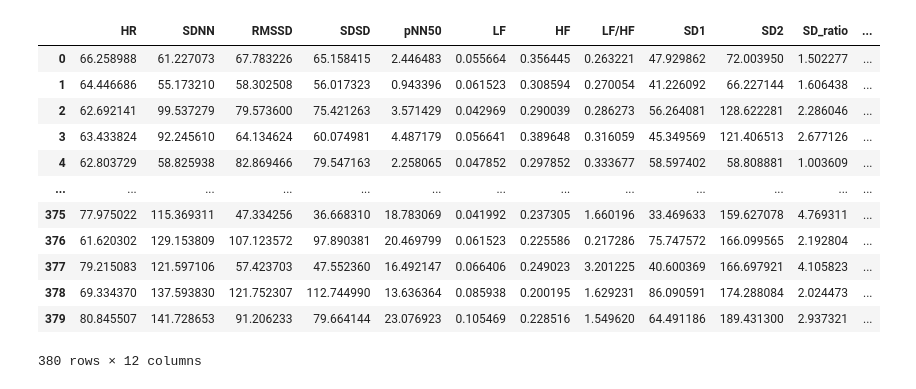
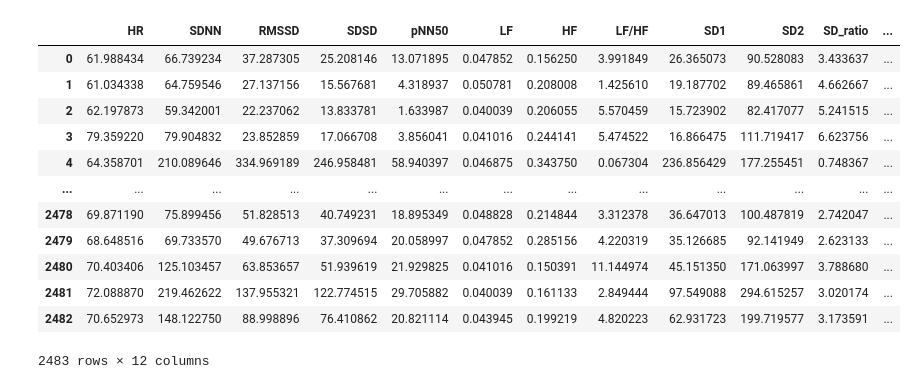
Before and after one commit to LittleBabyIcebear/Sleep-Apnea, a Jupyter notebook: model_apnea.ipynb, the cells around one changed output. Cells and saved outputs as stored; diff of their text form; code cells hidden in the pictures.

```diff
--- a/model_apnea.ipynb
+++ b/model_apnea.ipynb
@@ -9,20 +10,20 @@ import numpy as np
 # %%
-dataframe = pd.read_excel("fitur_combined.xlsx")
+dataframe = pd.read_excel("fitur_sleep apnea_new.xlsx")
 dataframe
 # %% [output]
 |  | HR | SDNN | RMSSD | SDSD | pNN50 | LF | HF | LF/HF | SD1 | SD2 | SD_ratio | ... |
-| 0 | 66.258988 | 61.227073 | 67.783226 | 65.158415 | 2.446483 | 0.055664 | 0.356445 | 0.263221 | 47.929862 | 72.003950 | 1.502277 | ... |
-| 1 | 64.446686 | 55.173210 | 58.302508 | 56.017323 | 0.943396 | 0.061523 | 0.308594 | 0.270054 | 41.226092 | 66.227144 | 1.606438 | ... |
-| 2 | 62.692141 | 99.537279 | 79.573600 | 75.421263 | 3.571429 | 0.042969 | 0.290039 | 0.286273 | 56.264081 | 128.622281 | 2.286046 | ... |
-| 3 | 63.433824 | 92.245610 | 64.134624 | 60.074981 | 4.487179 | 0.056641 | 0.389648 | 0.316059 | 45.349569 | 121.406513 | 2.677126 | ... |
-| 4 | 62.803729 | 58.825938 | 82.869466 | 79.547163 | 2.258065 | 0.047852 | 0.297852 | 0.333677 | 58.597402 | 58.808881 | 1.003609 | ... |
+| 0 | 61.988434 | 66.739234 | 37.287305 | 25.208146 | 13.071895 | 0.047852 | 0.156250 | 3.991849 | 26.365073 | 90.528083 | 3.433637 | ... |
+| 1 | 61.034338 | 64.759546 | 27.137156 | 15.567681 | 4.318937 | 0.050781 | 0.208008 | 1.425610 | 19.187702 | 89.465861 | 4.662667 | ... |
+| 2 | 62.197873 | 59.342001 | 22.237062 | 13.833781 | 1.633987 | 0.040039 | 0.206055 | 5.570459 | 15.723902 | 82.417077 | 5.241515 | ... |
+| 3 | 79.359220 | 79.904832 | 23.852859 | 17.066708 | 3.856041 | 0.041016 | 0.244141 | 5.474522 | 16.866475 | 111.719417 | 6.623756 | ... |
+| 4 | 64.358701 | 210.089646 | 334.969189 | 246.958481 | 58.940397 | 0.046875 | 0.343750 | 0.067304 | 236.856429 | 177.255451 | 0.748367 | ... |
 | ... | ... | ... | ... | ... | ... | ... | ... | ... | ... | ... | ... | ... |
-| 375 | 77.975022 | 115.369311 | 47.334256 | 36.668310 | 18.783069 | 0.041992 | 0.237305 | 1.660196 | 33.469633 | 159.627078 | 4.769311 | ... |
-| 376 | 61.620302 | 129.153809 | 107.123572 | 97.890381 | 20.469799 | 0.061523 | 0.225586 | 0.217286 | 75.747572 | 166.099565 | 2.192804 | ... |
-| 377 | 79.215083 | 121.597106 | 57.423703 | 47.552360 | 16.492147 | 0.066406 | 0.249023 | 3.201225 | 40.600369 | 166.697921 | 4.105823 | ... |
-| 378 | 69.334370 | 137.593830 | 121.752307 | 112.744990 | 13.636364 | 0.085938 | 0.200195 | 1.629231 | 86.090591 | 174.288084 | 2.024473 | ... |
-| 379 | 80.845507 | 141.728653 | 91.206233 | 79.664144 | 23.076923 | 0.105469 | 0.228516 | 1.549620 | 64.491186 | 189.431300 | 2.937321 | ... |
+| 2478 | 69.871190 | 75.899456 | 51.828513 | 40.749231 | 18.895349 | 0.048828 | 0.214844 | 3.312378 | 36.647013 | 100.487819 | 2.742047 | ... |
+| 2479 | 68.648516 | 69.733570 | 49.676713 | 37.309694 | 20.058997 | 0.047852 | 0.285156 | 4.220319 | 35.126685 | 92.141949 | 2.623133 | ... |
+| 2480 | 70.403406 | 125.103457 | 63.853657 | 51.939619 | 21.929825 | 0.041016 | 0.150391 | 11.144974 | 45.151350 | 171.063997 | 3.788680 | ... |
+| 2481 | 72.088870 | 219.462622 | 137.955321 | 122.774515 | 29.705882 | 0.040039 | 0.161133 | 2.849444 | 97.549088 | 294.615257 | 3.020174 | ... |
+| 2482 | 70.652973 | 148.122750 | 88.998896 | 76.410862 | 20.821114 | 0.043945 | 0.199219 | 4.820223 | 62.931723 | 199.719577 | 3.173591 | ... |
-380 rows × 12 columns
+2483 rows × 12 columns
 # %%
 # X = dataframe[["SDNN", "SD2", "RMSSD", "SD1", "SDSD", "pNN50", "LF", "HR"]]
 X = dataframe[["SDNN", "SD2", "RMSSD", "SD1", "SDSD", "pNN50"]]
```
Also changed, not shown: parts of 10 cells of this notebook.
